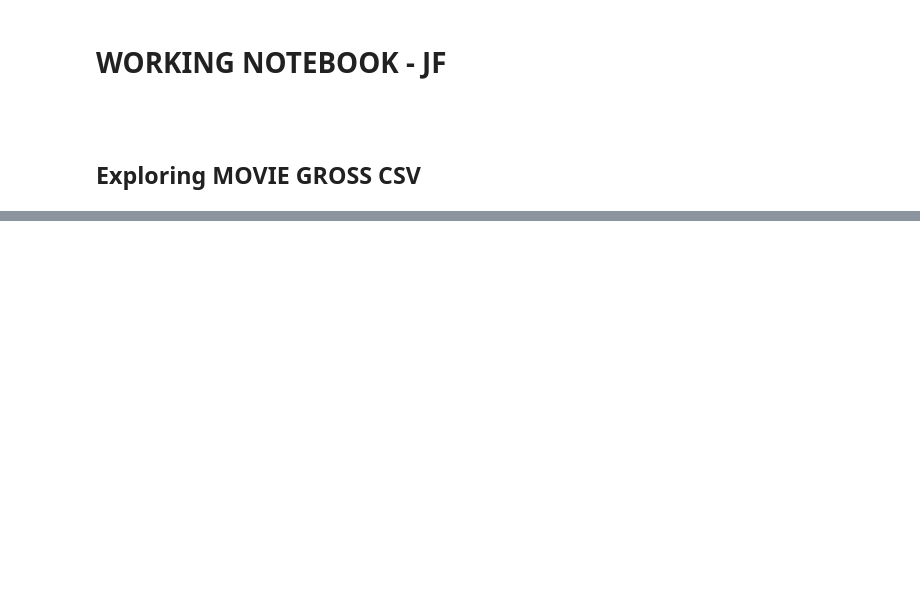
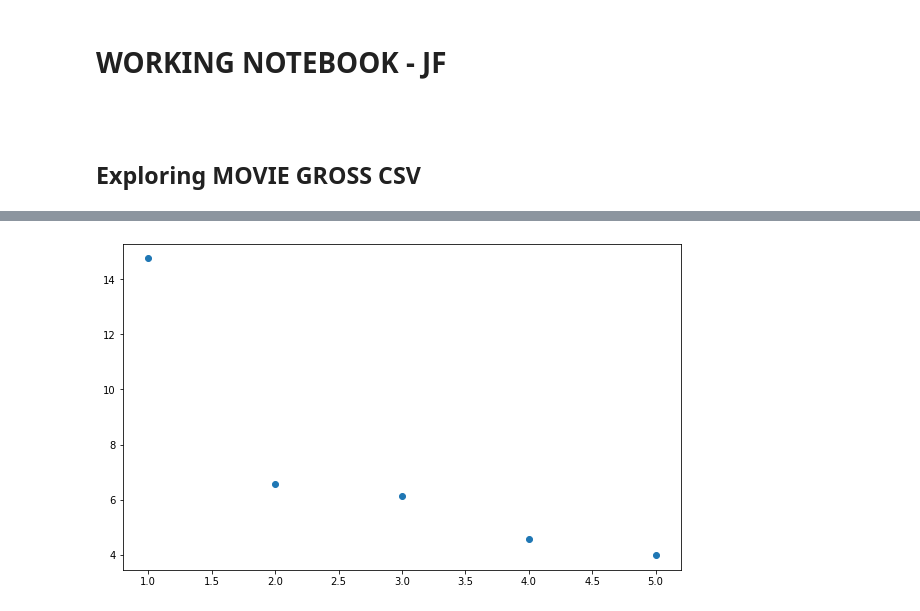
Before and after one commit to LydiaCuffman/film-investment-project, a Jupyter notebook: dsc-phase-2-project-v3-main/JF_working.ipynb, the cells around one changed output, grey strips where cells are left out. Drawn from its saved outputs; the diff is of its cells as text; code cells hidden in the pictures; blank space fills up the shorter version.

```diff
--- a/dsc-phase-2-project-v3-main/JF_working.ipynb
+++ b/dsc-phase-2-project-v3-main/JF_working.ipynb
@@ -123,0 +317,7 @@ Name: studio, Length: 215, dtype: int64
+# %%
+#using means inseatd of raw data
+fix, ax = plt.subplots(figsize=(10,6))
+
+ax.scatter(x='Tiers', y='ROI_Mean', data=scatter_df);
+# %% [output]
+[figure, added]
```
Also changed, not shown: parts of 36 cells of this notebook.
